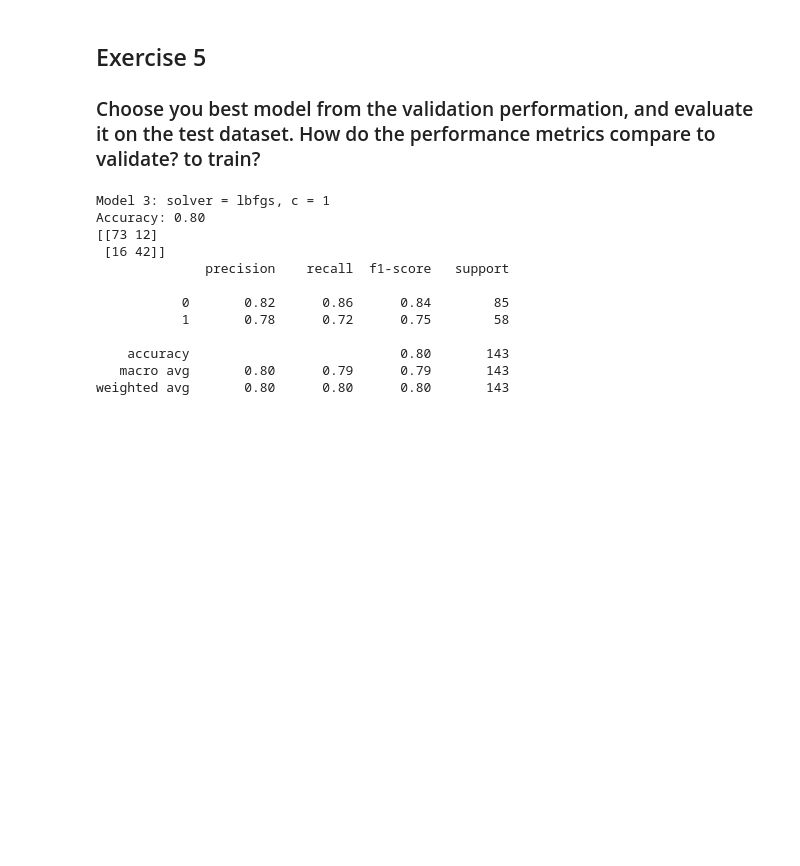
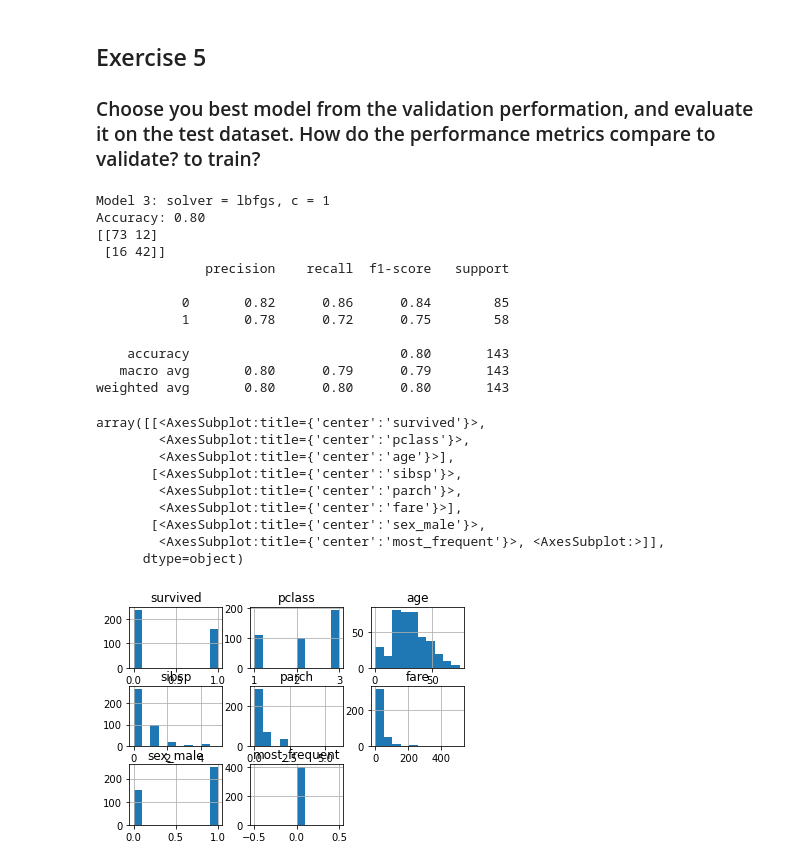
Before and after one commit to mdalton87/classification-exercises, a Jupyter notebook: model.ipynb, the cells around one changed output. Saved outputs shown, nothing was run; the diff lists cells and outputs as text; code cells hidden in the pictures; blank space fills up the shorter version.

```diff
--- a/model.ipynb
+++ b/model.ipynb
@@ -1236,3 +1236,16 @@ Accuracy: 0.80
     accuracy                           0.80       143
    macro avg       0.80      0.79      0.79       143
 weighted avg       0.80      0.80      0.80       143
+# %%
+.hist()
+# %% [output]
+array([[<AxesSubplot:title={'center':'survived'}>,
+        <AxesSubplot:title={'center':'pclass'}>,
+        <AxesSubplot:title={'center':'age'}>],
+       [<AxesSubplot:title={'center':'sibsp'}>,
+        <AxesSubplot:title={'center':'parch'}>,
+        <AxesSubplot:title={'center':'fare'}>],
+       [<AxesSubplot:title={'center':'sex_male'}>,
+        <AxesSubplot:title={'center':'most_frequent'}>, <AxesSubplot:>]],
+      dtype=object)
+[figure, added]
```
Also changed, not shown: parts of 3 cells of this notebook, 2 other files.
